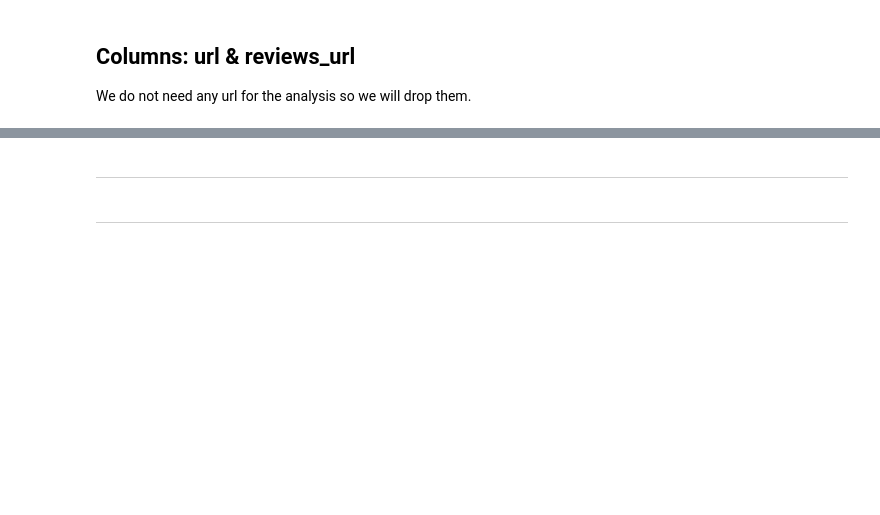
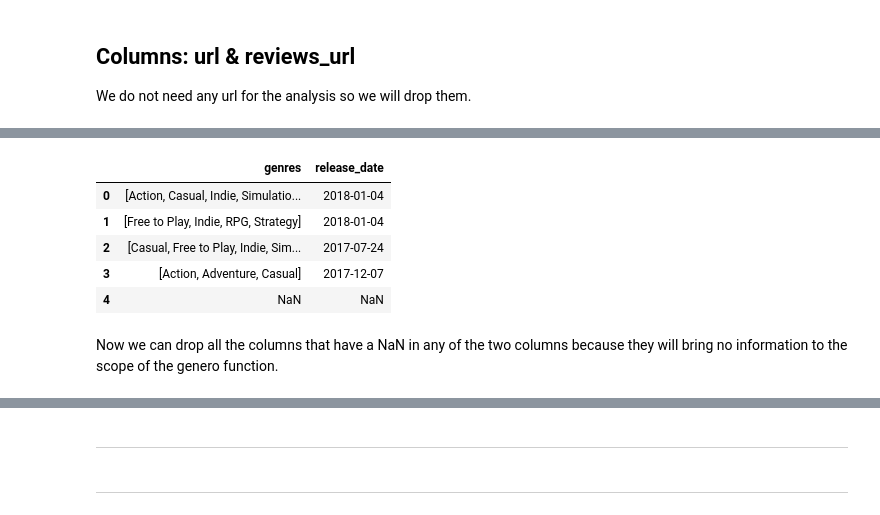
Before and after one commit to SebastianBesio/PI_ML_OPS, a Jupyter notebook: 0_Preprocessing.ipynb, the cells around one changed output, grey strips where cells are left out. Saved outputs shown, nothing was run; the diff lists cells and outputs as text; code cells hidden in the pictures; blank space fills up the shorter version.

```diff
--- a/0_Preprocessing.ipynb
+++ b/0_Preprocessing.ipynb
@@ -86,0 +95,2 @@ rawGamesDf.drop(columns=['url', 'reviews_url'], inplace=True)
+# %%
+rawGamesDf.drop(index=index_last_dup_to_remove, inplace=True)
@@ -86,0 +116,12 @@ rawGamesDf.drop(columns=['url', 'reviews_url'], inplace=True)
+# %%
+generoEndpointDf = rawGamesDf[['genres', 'release_date']]
+generoEndpointDf.head()
+# %% [output]
+|  | genres | release_date |
+| 0 | [Action, Casual, Indie, Simulatio... | 2018-01-04 |
+| 1 | [Free to Play, Indie, RPG, Strategy] | 2018-01-04 |
+| 2 | [Casual, Free to Play, Indie, Sim... | 2017-07-24 |
+| 3 | [Action, Adventure, Casual] | 2017-12-07 |
+| 4 | NaN | NaN |
+# %% [markdown]
+Now we can drop all the columns that have a NaN in any of the two columns because they will bring no information to the scope of the genero function.
```
Also changed, not shown: parts of 66 cells of this notebook, 3 other files.
